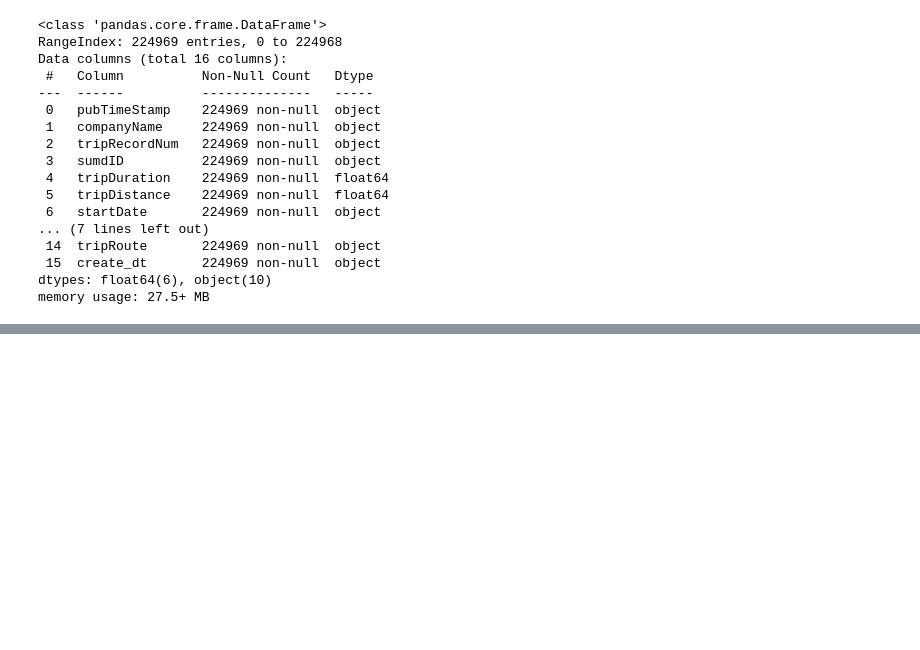
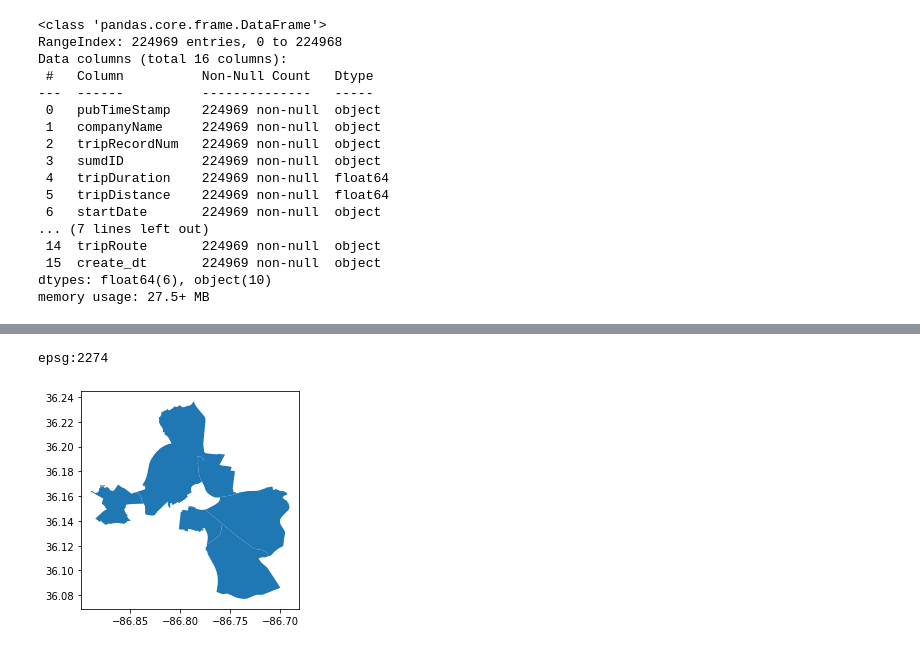
Before and after one commit to Rhunsilval/nashville_scooters_python, a Jupyter notebook: notebooks/6_trip_data.ipynb, the cells around one changed output, grey strips where cells are left out. Drawn from its saved outputs; the diff is of its cells as text; code cells hidden in the pictures; blank space fills up the shorter version.

```diff
--- a/notebooks/6_trip_data.ipynb
+++ b/notebooks/6_trip_data.ipynb
@@ -68,0 +204,2 @@ print(may_trip.head())
+# %%
+promise_zone = gpd.read_file('../data/MDHA_Promise_Zones/Export_Output_5.shp')
@@ -68,0 +221,10 @@ print(may_trip.head())
+# %%
+print(promise_zone.crs)
+# %% [output]
+epsg:2274
+# %%
+promise_zone = promise_zone.geometry.to_crs('EPSG:4326')
+# %%
+promise_zone.plot();
+# %% [output]
+[figure, added]
```
Also changed, not shown: parts of 21 cells of this notebook.
